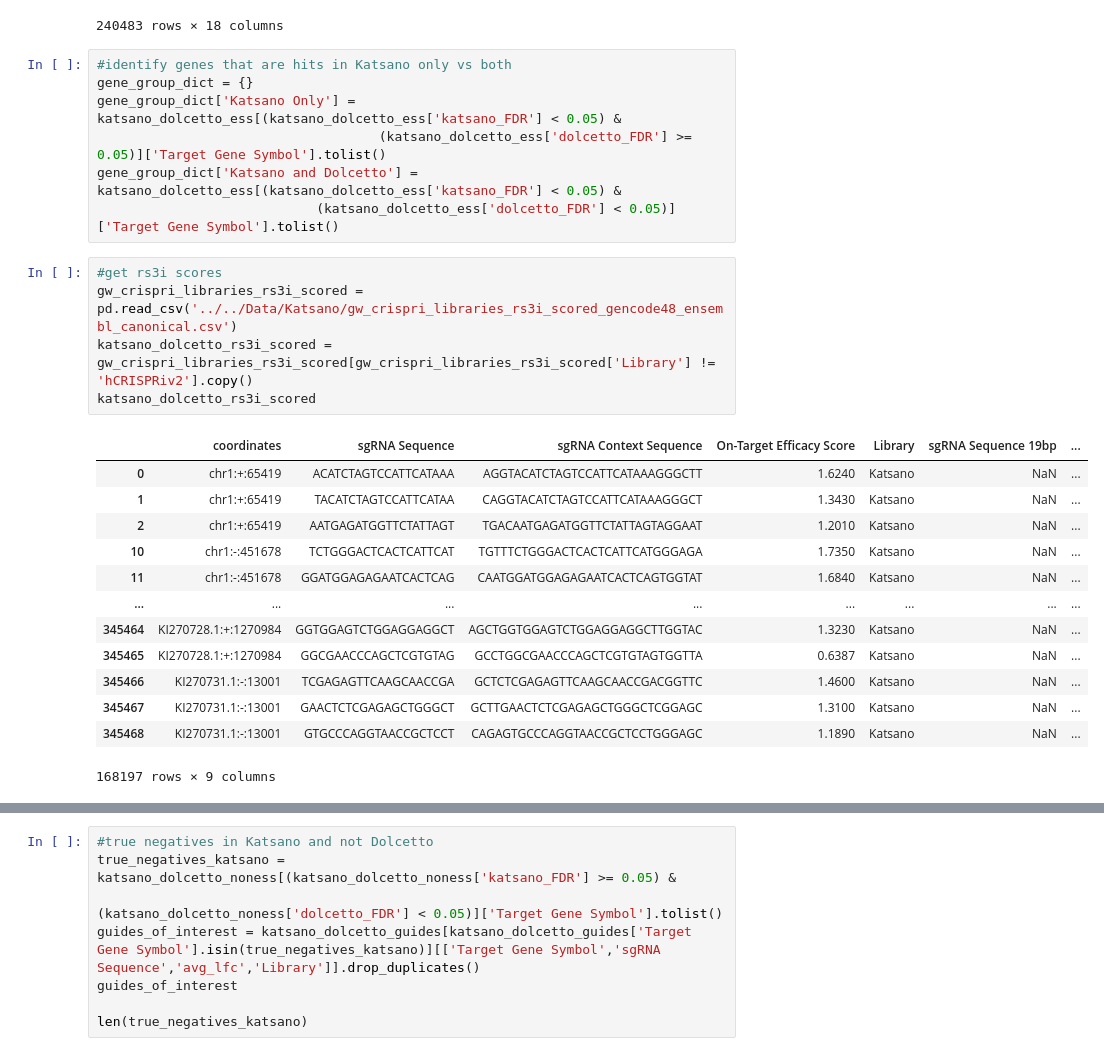
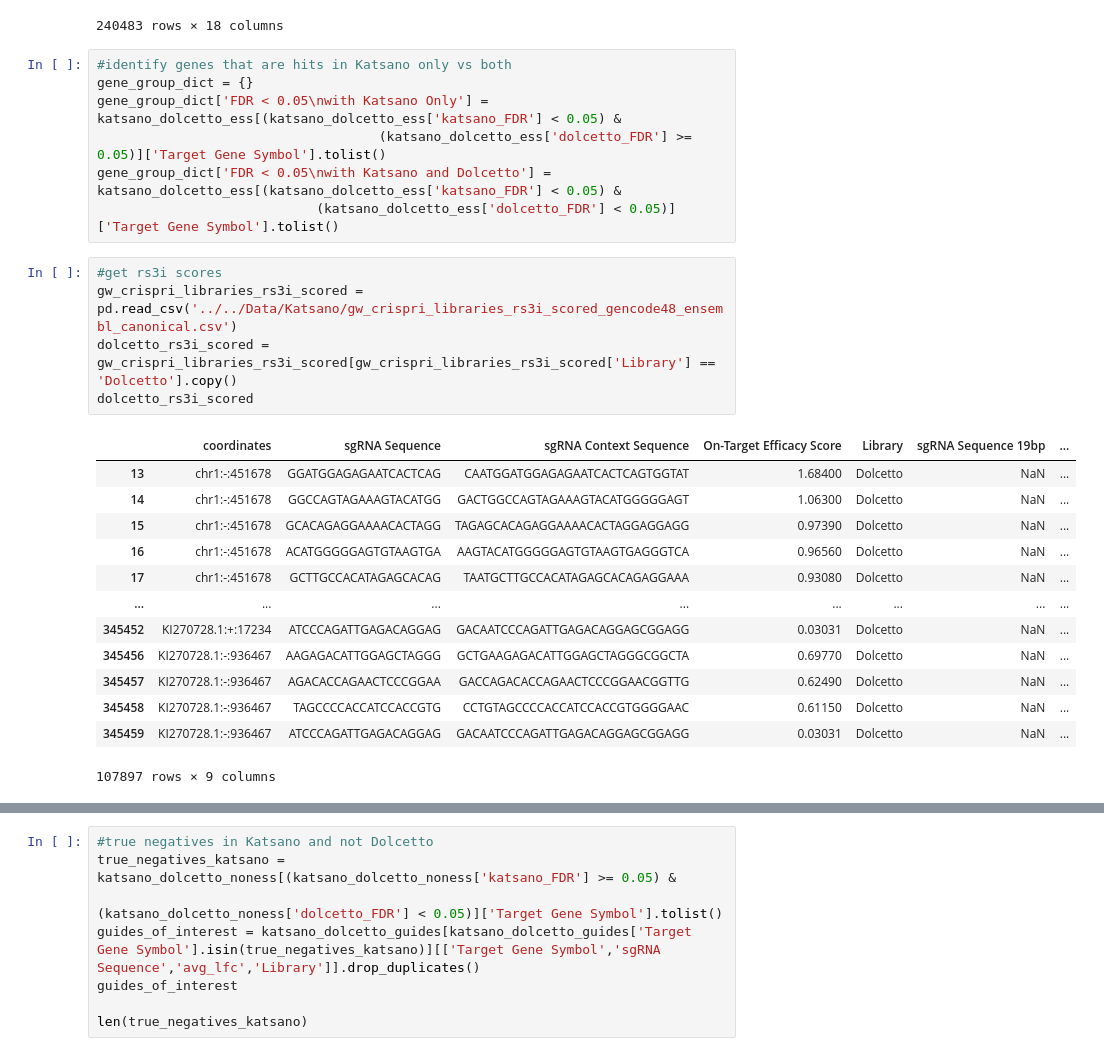
Before and after one commit to ssrikant2/Katsano-Manuscript, a Jupyter notebook: Notebooks/09-Katsano Design and Evaluation/02_Katsano_Analysis.ipynb, the cells around one changed output, grey strips where cells are left out. Drawn from its saved outputs; the diff is of its cells as text.

```diff
--- a/Notebooks/09-Katsano Design and Evaluation/02_Katsano_Analysis.ipynb
+++ b/Notebooks/09-Katsano Design and Evaluation/02_Katsano_Analysis.ipynb
@@ -796,29 +865,29 @@ katsano_dolcetto_guides
 # %%
 #identify genes that are hits in Katsano only vs both
 gene_group_dict = {}
-gene_group_dict['Katsano Only'] = katsano_dolcetto_ess[(katsano_dolcetto_ess['katsano_FDR'] < 0.05) &
+gene_group_dict['FDR < 0.05\nwith Katsano Only'] = katsano_dolcetto_ess[(katsano_dolcetto_ess['katsano_FDR'] < 0.05) &
                                     (katsano_dolcetto_ess['dolcetto_FDR'] >= 0.05)]['Target Gene Symbol'].tolist()
-gene_group_dict['Katsano and Dolcetto'] = katsano_dolcetto_ess[(katsano_dolcetto_ess['katsano_FDR'] < 0.05) &
+gene_group_dict['FDR < 0.05\nwith Katsano and Dolcetto'] = katsano_dolcetto_ess[(katsano_dolcetto_ess['katsano_FDR'] < 0.05) &
                             (katsano_dolcetto_ess['dolcetto_FDR'] < 0.05)]['Target Gene Symbol'].tolist()
 # %%
 #get rs3i scores
 gw_crispri_libraries_rs3i_scored = pd.read_csv('../../Data/Katsano/gw_crispri_libraries_rs3i_scored_gencode48_ensembl_canonical.csv')
-katsano_dolcetto_rs3i_scored = gw_crispri_libraries_rs3i_scored[gw_crispri_libraries_rs3i_scored['Library'] != 'hCRISPRiv2'].copy()
-katsano_dolcetto_rs3i_scored
+dolcetto_rs3i_scored = gw_crispri_libraries_rs3i_scored[gw_crispri_libraries_rs3i_scored['Library'] == 'Dolcetto'].copy()
+dolcetto_rs3i_scored
 # %% [output]
 |  | coordinates | sgRNA Sequence | sgRNA Context Sequence | On-Target Efficacy Score | Library | sgRNA Sequence 19bp | ... |
-| 0 | chr1:+:65419 | ACATCTAGTCCATTCATAAA | AGGTACATCTAGTCCATTCATAAAGGGCTT | 1.6240 | Katsano | NaN | ... |
-| 1 | chr1:+:65419 | TACATCTAGTCCATTCATAA | CAGGTACATCTAGTCCATTCATAAAGGGCT | 1.3430 | Katsano | NaN | ... |
-| 2 | chr1:+:65419 | AATGAGATGGTTCTATTAGT | TGACAATGAGATGGTTCTATTAGTAGGAAT | 1.2010 | Katsano | NaN | ... |
-| 10 | chr1:-:451678 | TCTGGGACTCACTCATTCAT | TGTTTCTGGGACTCACTCATTCATGGGAGA | 1.7350 | Katsano | NaN | ... |
-| 11 | chr1:-:451678 | GGATGGAGAGAATCACTCAG | CAATGGATGGAGAGAATCACTCAGTGGTAT | 1.6840 | Katsano | NaN | ... |
+| 13 | chr1:-:451678 | GGATGGAGAGAATCACTCAG | CAATGGATGGAGAGAATCACTCAGTGGTAT | 1.68400 | Dolcetto | NaN | ... |
+| 14 | chr1:-:451678 | GGCCAGTAGAAAGTACATGG | GACTGGCCAGTAGAAAGTACATGGGGGAGT | 1.06300 | Dolcetto | NaN | ... |
+| 15 | chr1:-:451678 | GCACAGAGGAAAACACTAGG | TAGAGCACAGAGGAAAACACTAGGAGGAGG | 0.97390 | Dolcetto | NaN | ... |
+| 16 | chr1:-:451678 | ACATGGGGGAGTGTAAGTGA | AAGTACATGGGGGAGTGTAAGTGAGGGTCA | 0.96560 | Dolcetto | NaN | ... |
+| 17 | chr1:-:451678 | GCTTGCCACATAGAGCACAG | TAATGCTTGCCACATAGAGCACAGAGGAAA | 0.93080 | Dolcetto | NaN | ... |
 | ... | ... | ... | ... | ... | ... | ... | ... |
-| 345464 | KI270728.1:+:1270984 | GGTGGAGTCTGGAGGAGGCT | AGCTGGTGGAGTCTGGAGGAGGCTTGGTAC | 1.3230 | Katsano | NaN | ... |
-| 345465 | KI270728.1:+:1270984 | GGCGAACCCAGCTCGTGTAG | GCCTGGCGAACCCAGCTCGTGTAGTGGTTA | 0.6387 | Katsano | NaN | ... |
-| 345466 | KI270731.1:-:13001 | TCGAGAGTTCAAGCAACCGA | GCTCTCGAGAGTTCAAGCAACCGACGGTTC | 1.4600 | Katsano | NaN | ... |
-| 345467 | KI270731.1:-:13001 | GAACTCTCGAGAGCTGGGCT | GCTTGAACTCTCGAGAGCTGGGCTCGGAGC | 1.3100 | Katsano | NaN | ... |
-| 345468 | KI270731.1:-:13001 | GTGCCCAGGTAACCGCTCCT | CAGAGTGCCCAGGTAACCGCTCCTGGGAGC | 1.1890 | Katsano | NaN | ... |
+| 345452 | KI270728.1:+:17234 | ATCCCAGATTGAGACAGGAG | GACAATCCCAGATTGAGACAGGAGCGGAGG | 0.03031 | Dolcetto | NaN | ... |
+| 345456 | KI270728.1:-:936467 | AAGAGACATTGGAGCTAGGG | GCTGAAGAGACATTGGAGCTAGGGCGGCTA | 0.69770 | Dolcetto | NaN | ... |
+| 345457 | KI270728.1:-:936467 | AGACACCAGAACTCCCGGAA | GACCAGACACCAGAACTCCCGGAACGGTTG | 0.62490 | Dolcetto | NaN | ... |
+| 345458 | KI270728.1:-:936467 | TAGCCCCACCATCCACCGTG | CCTGTAGCCCCACCATCCACCGTGGGGAAC | 0.61150 | Dolcetto | NaN | ... |
+| 345459 | KI270728.1:-:936467 | ATCCCAGATTGAGACAGGAG | GACAATCCCAGATTGAGACAGGAGCGGAGG | 0.03031 | Dolcetto | NaN | ... |
-168197 rows × 9 columns
+107897 rows × 9 columns
 # %%
 #label guides as targeting genes in each set of hits
 for gene_group,genes in gene_group_dict.items():
```
Also changed, not shown: parts of 10 cells of this notebook, 18 other files.
